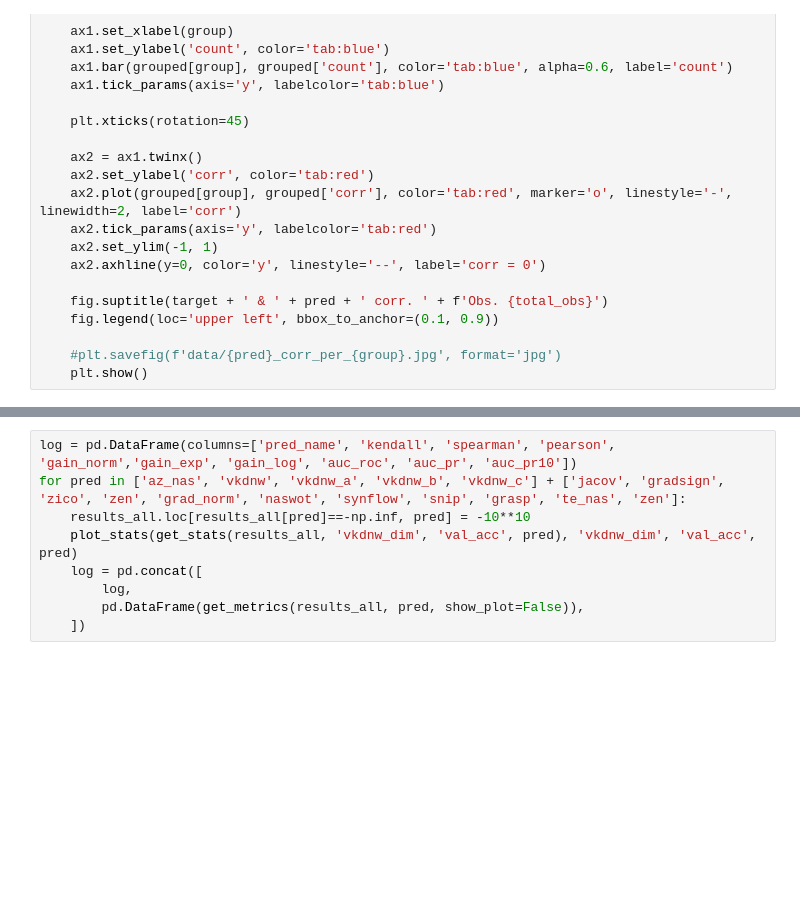
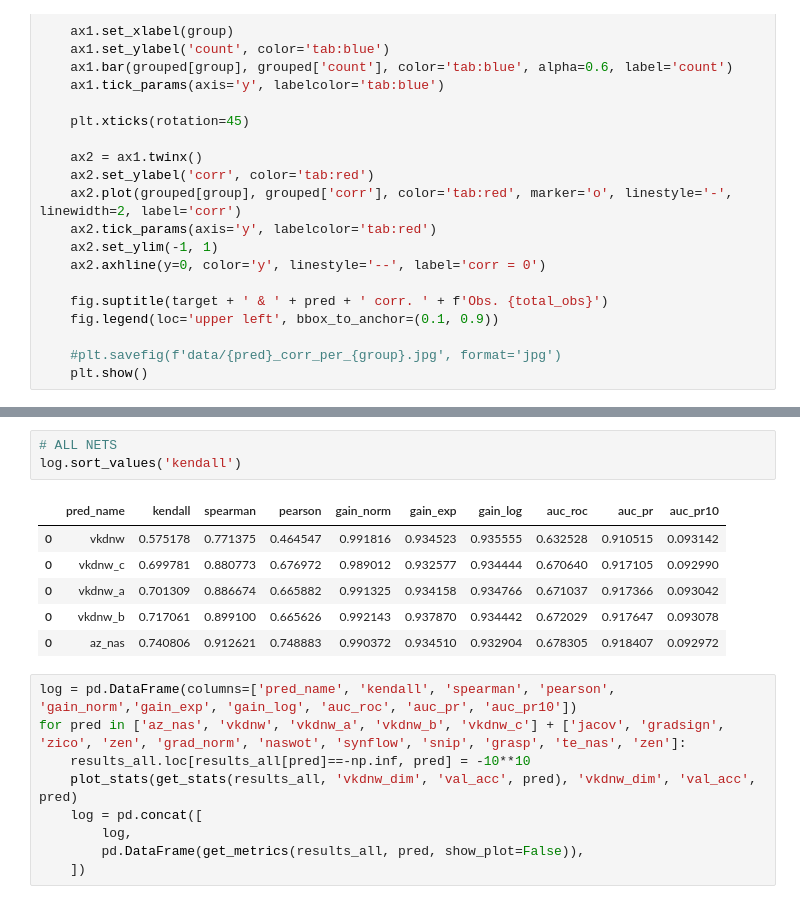
Before and after one commit to ondratybl/VKDNW, a Jupyter notebook: NB201/tss_general.ipynb, the cells around one changed output, grey strips where cells are left out. Cells and saved outputs as stored; diff of their text form; blank space fills up the shorter version.

```diff
--- a/NB201/tss_general.ipynb
+++ b/NB201/tss_general.ipynb
@@ -858,3 +875,13 @@ def plot_stats(grouped, group, target, pred):
+# %%
+# ALL NETS
+log.sort_values('kendall')
+# %% [output]
+|  | pred_name | kendall | spearman | pearson | gain_norm | gain_exp | gain_log | auc_roc | auc_pr | auc_pr10 |
+| 0 | vkdnw | 0.575178 | 0.771375 | 0.464547 | 0.991816 | 0.934523 | 0.935555 | 0.632528 | 0.910515 | 0.093142 |
+| 0 | vkdnw_c | 0.699781 | 0.880773 | 0.676972 | 0.989012 | 0.932577 | 0.934444 | 0.670640 | 0.917105 | 0.092990 |
+| 0 | vkdnw_a | 0.701309 | 0.886674 | 0.665882 | 0.991325 | 0.934158 | 0.934766 | 0.671037 | 0.917366 | 0.093042 |
+| 0 | vkdnw_b | 0.717061 | 0.899100 | 0.665626 | 0.992143 | 0.937870 | 0.934442 | 0.672029 | 0.917647 | 0.093078 |
+| 0 | az_nas | 0.740806 | 0.912621 | 0.748883 | 0.990372 | 0.934510 | 0.932904 | 0.678305 | 0.918407 | 0.092972 |
 # %%
 log = pd.DataFrame(columns=['pred_name', 'kendall', 'spearman', 'pearson', 'gain_norm','gain_exp', 'gain_log', 'auc_roc', 'auc_pr', 'auc_pr10'])
 for pred in ['az_nas', 'vkdnw', 'vkdnw_a', 'vkdnw_b', 'vkdnw_c'] + ['jacov', 'gradsign', 'zico', 'zen', 'grad_norm', 'naswot', 'synflow', 'snip', 'grasp', 'te_nas', 'zen']:
```
Also changed, not shown: parts of 1 cell of this notebook, 3 other files.
